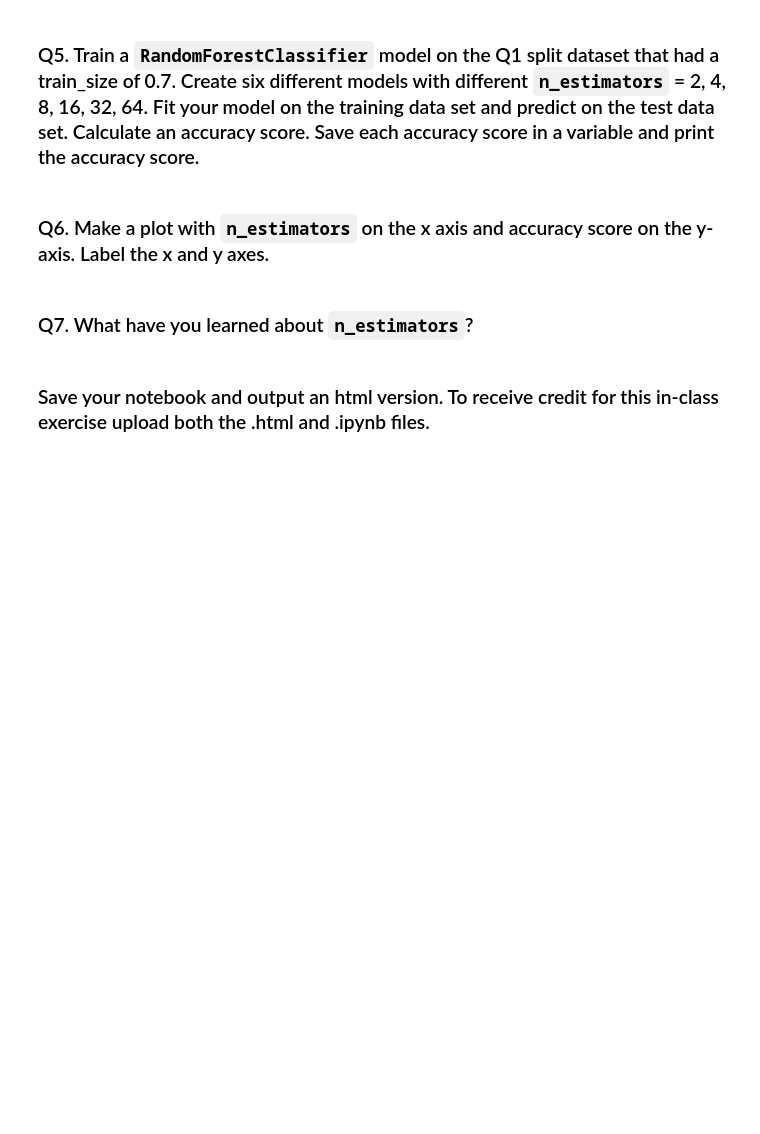
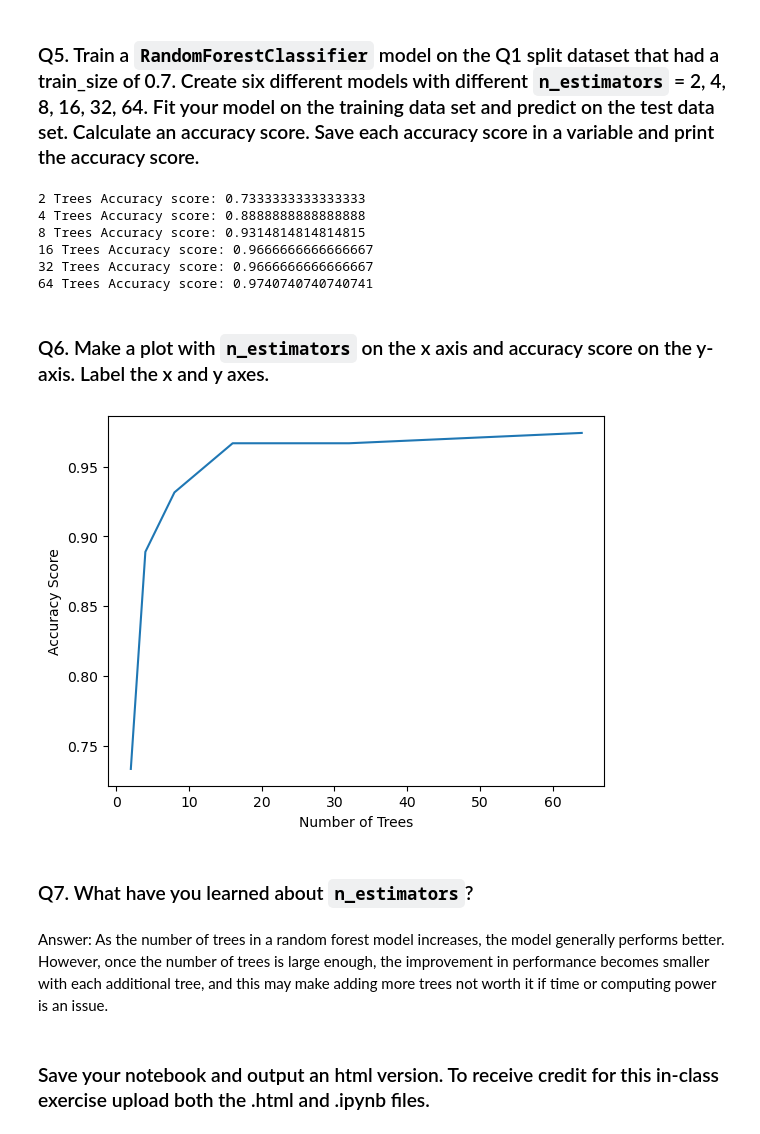
Before and after one commit to gshelor/GEOL679, a Jupyter notebook: Labs/Lecture24/GShelorLecture24_inclass.ipynb, the cells around one changed output. Cells and saved outputs as stored; diff of their text form; code cells hidden in the pictures; blank space fills up the shorter version.

```diff
--- a/Labs/Lecture24/GShelorLecture24_inclass.ipynb
+++ b/Labs/Lecture24/GShelorLecture24_inclass.ipynb
@@ -49,6 +100,63 @@ y_digits = digits.target
 # %% [markdown]
 ### Q5. Train a `RandomForestClassifier` model on the Q1 split dataset that had a train_size of 0.7. Create six different models with different `n_estimators` = 2, 4, 8, 16, 32, 64. Fit your model on the training data set and predict on the test data set. Calculate an accuracy score. Save each accuracy score in a variable and print the accuracy score.
+# %%
+# Get the model, fit and predict
+model_rf1 = RandomForestClassifier(n_estimators=2)
+y_model_rf1 = model_rf1.fit(Xtrain3, ytrain3).predict(Xtest3)
+# calculating accuracy score
+accuracyrf1 = accuracy_score(ytest3, y_model_rf1)
+
+# Get the model, fit and predict
+model_rf2 = RandomForestClassifier(n_estimators=4)
+y_model_rf2 = model_rf2.fit(Xtrain3, ytrain3).predict(Xtest3)
+# calculating accuracy score
+accuracyrf2 = accuracy_score(ytest3, y_model_rf2)
+
+# Get the model, fit and predict
+model_rf3 = RandomForestClassifier(n_estimators=8)
+y_model_rf3 = model_rf3.fit(Xtrain3, ytrain3).predict(Xtest3)
+# calculating accuracy score
+accuracyrf3 = accuracy_score(ytest3, y_model_rf3)
+
+# Get the model, fit and predict
+model_rf4 = RandomForestClassifier(n_estimators=16)
+y_model_rf4 = model_rf4.fit(Xtrain3, ytrain3).predict(Xtest3)
+# calculating accuracy score
+accuracyrf4 = accuracy_score(ytest3, y_model_rf4)
+
+# Get the model, fit and predict
+model_rf5 = RandomForestClassifier(n_estimators=32)
+y_model_rf5 = model_rf5.fit(Xtrain3, ytrain3).predict(Xtest3)
+# calculating accuracy score
+accuracyrf5 = accuracy_score(ytest3, y_model_rf5)
+
+# Get the model, fit and predict
+model_rf6 = RandomForestClassifier(n_estimators=64)
+y_model_rf6 = model_rf6.fit(Xtrain3, ytrain3).predict(Xtest3)
+# calculating accuracy score
+accuracyrf6 = accuracy_score(ytest3, y_model_rf6)
+
+print("2 Trees Accuracy score:", accuracyrf1)
+print("4 Trees Accuracy score:", accuracyrf2)
+print("8 Trees Accuracy score:", accuracyrf3)
+print("16 Trees Accuracy score:", accuracyrf4)
+print("32 Trees Accuracy score:", accuracyrf5)
+print("64 Trees Accuracy score:", accuracyrf6)
+# %% [output]
+2 Trees Accuracy score: 0.7333333333333333
+4 Trees Accuracy score: 0.8888888888888888
+8 Trees Accuracy score: 0.9314814814814815
+16 Trees Accuracy score: 0.9666666666666667
+32 Trees Accuracy score: 0.9666666666666667
+64 Trees Accuracy score: 0.9740740740740741
 # %% [markdown]
 ### Q6. Make a plot with `n_estimators` on the x axis and accuracy score on the y-axis. Label the x and y axes.
+# %%
+# Plot accuracy score vs training size
+plt.plot([2, 4, 8, 16, 32, 64], [accuracyrf1, accuracyrf2, accuracyrf3, accuracyrf4, accuracyrf5, accuracyrf6])
+plt.xlabel("Number of Trees")
+plt.ylabel("Accuracy Score");
+# %% [output]
+[figure, added]
 # %% [markdown]
 ### Q7. What have you learned about `n_estimators`?
@@ -58,2 +163,4 @@ y_digits = digits.target
+# %% [markdown]
+Answer: As the number of trees in a random forest model increases, the model generally performs better. However, once the number of trees is large enough, the improvement in performance becomes smaller with each additional tree, and this may make adding more trees not worth it if time or computing power is an issue.
 # %% [markdown]
 ### Save your notebook and output an html version. To receive credit for this in-class exercise upload both the .html and .ipynb files.
```
Also changed, not shown: parts of 8 cells of this notebook, 2 other files.
